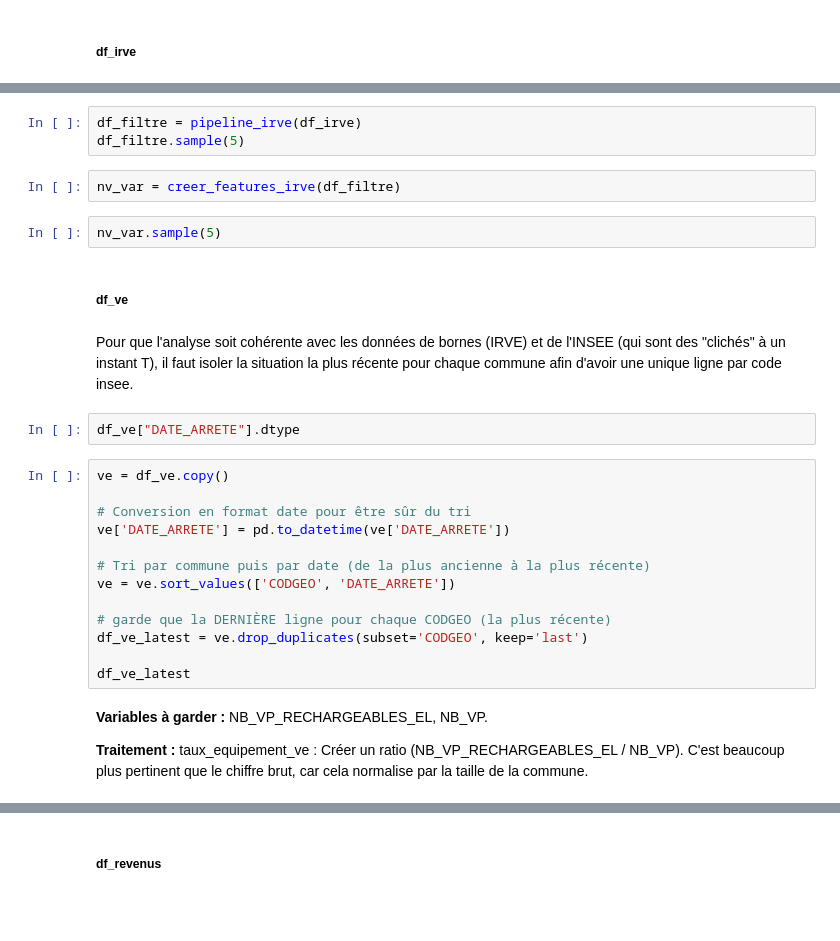
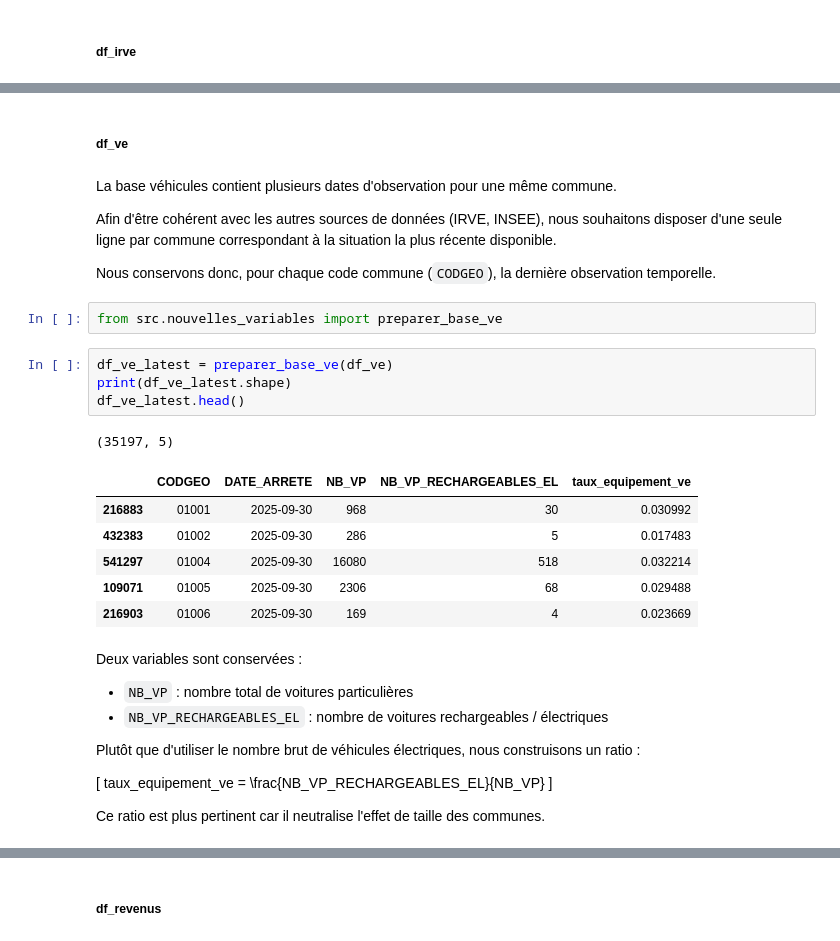
Before and after one commit to Laurine-ensai/projet_python_pour_la_data_science, a Jupyter notebook: preparation_data.ipynb, the cells around one changed output, grey strips where cells are left out. Saved outputs shown, nothing was run; the diff lists cells and outputs as text; blank space fills up the shorter version.

```diff
--- a/preparation_data.ipynb
+++ b/preparation_data.ipynb
@@ -191,31 +255,35 @@ def pipeline_irve(df):
-# %%
-df_filtre = pipeline_irve(df_irve)
-df_filtre.sample(5)
-# %%
-nv_var = creer_features_irve(df_filtre)
-# %%
-nv_var.sample(5)
 # %% [markdown]
 ##### df_ve
 # %% [markdown]
-Pour que l'analyse soit cohérente avec les données de bornes (IRVE) et de l'INSEE (qui sont des "clichés" à un instant T), il faut isoler la situation la plus récente pour chaque commune afin d'avoir une unique ligne par code insee.
+La base véhicules contient plusieurs dates d'observation pour une même commune.
+
+Afin d'être cohérent avec les autres sources de données (IRVE, INSEE), nous souhaitons disposer d'une seule ligne par commune correspondant à la situation la plus récente disponible.
+
+Nous conservons donc, pour chaque code commune (`CODGEO`), la dernière observation temporelle.
 # %%
-df_ve["DATE_ARRETE"].dtype
+from src.nouvelles_variables import preparer_base_ve
 # %%
-ve = df_ve.copy()
-
-# Conversion en format date pour être sûr du tri
-ve['DATE_ARRETE'] = pd.to_datetime(ve['DATE_ARRETE'])
-
-# Tri par commune puis par date (de la plus ancienne à la plus récente)
-ve = ve.sort_values(['CODGEO', 'DATE_ARRETE'])
-
-# garde que la DERNIÈRE ligne pour chaque CODGEO (la plus récente)
-df_ve_latest = ve.drop_duplicates(subset='CODGEO', keep='last')
-
-df_ve_latest
+df_ve_latest = preparer_base_ve(df_ve)
+print(df_ve_latest.shape)
+df_ve_latest.head()
+# %% [output]
+(35197, 5)
+|  | CODGEO | DATE_ARRETE | NB_VP | NB_VP_RECHARGEABLES_EL | taux_equipement_ve |
+| 216883 | 01001 | 2025-09-30 | 968 | 30 | 0.030992 |
+| 432383 | 01002 | 2025-09-30 | 286 | 5 | 0.017483 |
+| 541297 | 01004 | 2025-09-30 | 16080 | 518 | 0.032214 |
+| 109071 | 01005 | 2025-09-30 | 2306 | 68 | 0.029488 |
+| 216903 | 01006 | 2025-09-30 | 169 | 4 | 0.023669 |
 # %% [markdown]
-**Variables à garder :** NB_VP_RECHARGEABLES_EL, NB_VP.
+Deux variables sont conservées :
 
-**Traitement :**
-taux_equipement_ve : Créer un ratio (NB_VP_RECHARGEABLES_EL / NB_VP). C'est beaucoup plus pertinent que le chiffre brut, car cela normalise par la taille de la commune.
+- `NB_VP` : nombre total de voitures particulières
+- `NB_VP_RECHARGEABLES_EL` : nombre de voitures rechargeables / électriques
+
+Plutôt que d'utiliser le nombre brut de véhicules électriques, nous construisons un ratio :
+
+\[
+taux\_equipement\_ve = \frac{NB\_VP\_RECHARGEABLES\_EL}{NB\_VP}
+\]
+
+Ce ratio est plus pertinent car il neutralise l'effet de taille des communes.
```
Also changed, not shown: parts of 23 cells of this notebook, 2 other files.
